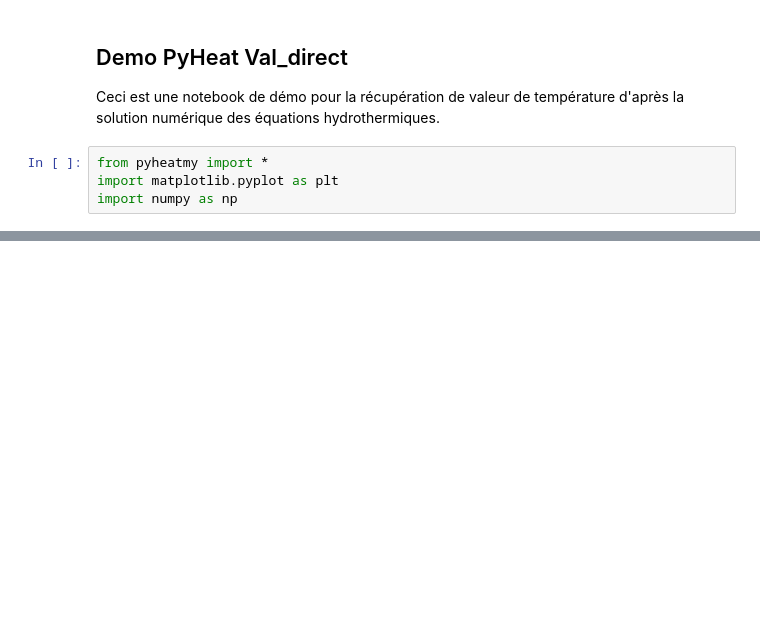
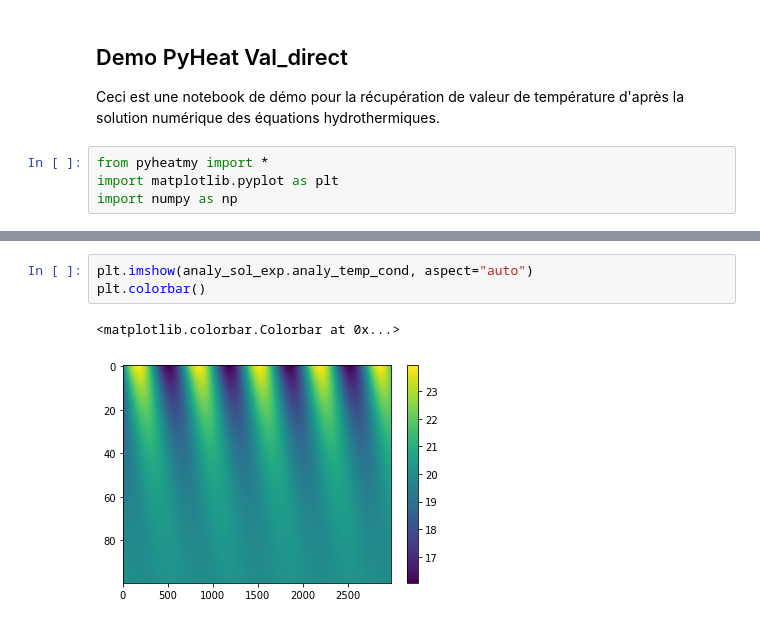
Before and after one commit to ameliemelorene/pyheatmy2022, a Jupyter notebook: demo_val_direct.ipynb, the cells around one changed output, grey strips where cells are left out. Cells and saved outputs as stored; diff of their text form; blank space fills up the shorter version.

```diff
--- a/demo_val_direct.ipynb
+++ b/demo_val_direct.ipynb
@@ -91,0 +97,6 @@ col.get_loc(100)
+# %%
+plt.imshow(analy_sol_exp.analy_temp_cond, aspect="auto")
+plt.colorbar()
+# %% [output]
+<matplotlib.colorbar.Colorbar at 0x...>
+[figure, added]
```
Also changed, not shown: parts of 16 cells of this notebook, 1 other file.
